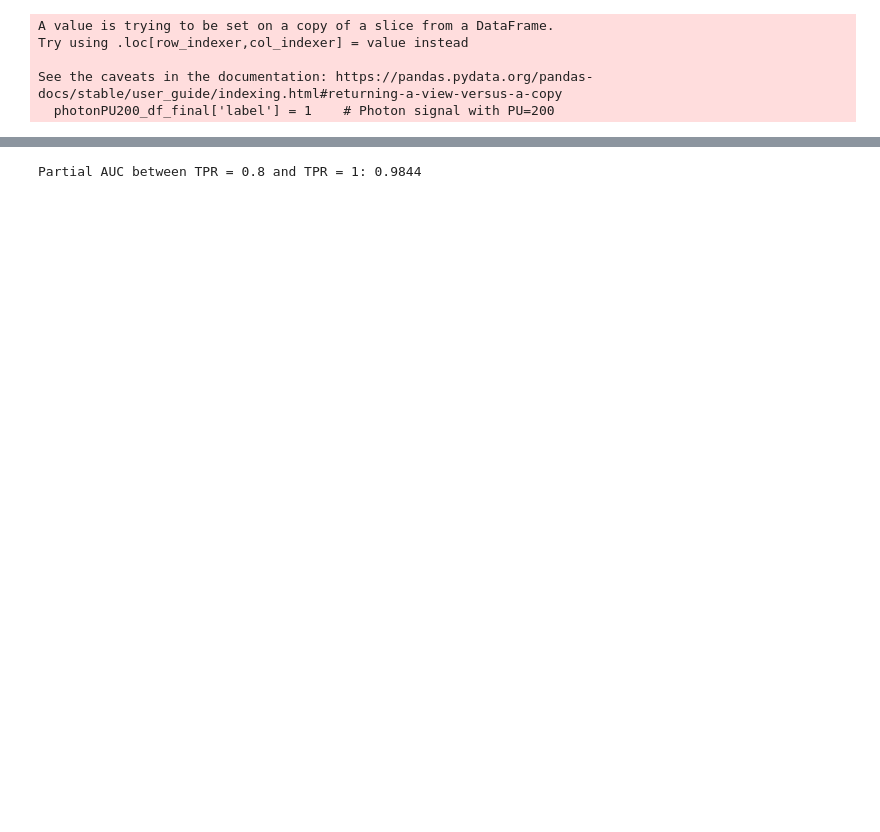
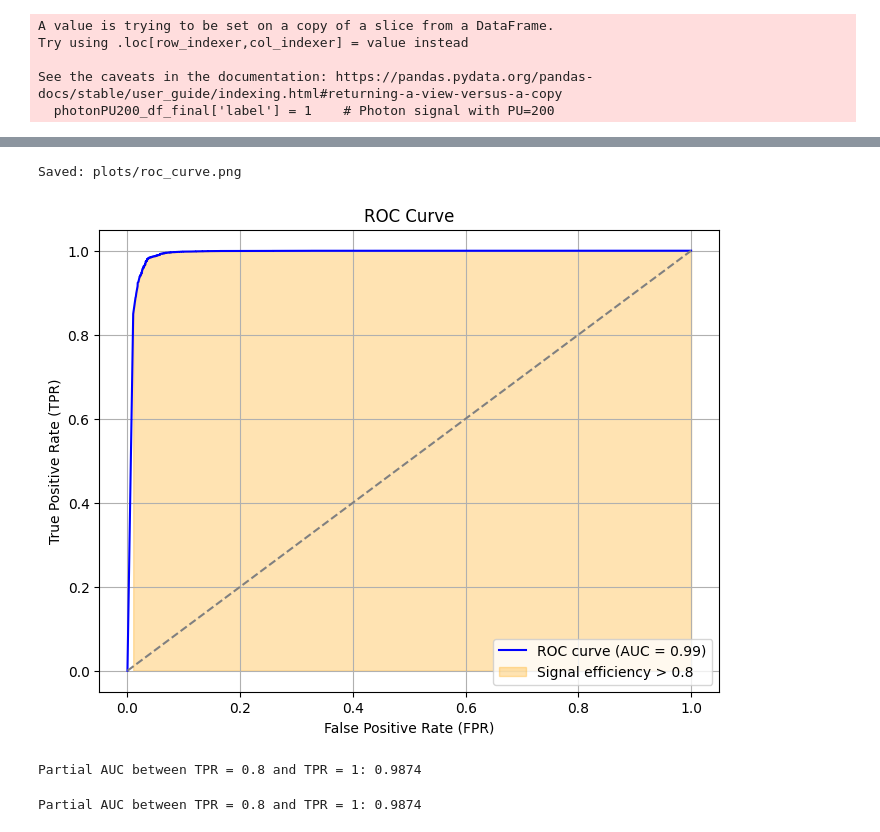
Before and after one commit to tdebnath16/shower_shape_studies, a Jupyter notebook: Quantisation.ipynb, the cells around one changed output, grey strips where cells are left out. Drawn from its saved outputs; the diff is of its cells as text; code cells hidden in the pictures; blank space fills up the shorter version.

```diff
--- a/Quantisation.ipynb
+++ b/Quantisation.ipynb
@@ -131,10 +126,14 @@ def plot_roc_curve(y_true, y_pred_probs, threshold):
     plt.plot([0, 1], [0, 1], linestyle='--', color='gray')  # Diagonal line (no discrimination)
     plt.xlabel('False Positive Rate (FPR)')
     plt.ylabel('True Positive Rate (TPR)')
-    plt.title('ROC Curve with Highlighted Region')
+    plt.title('ROC Curve')
     plt.legend(loc='lower right')
     plt.grid(True)
+    filename = os.path.join(plots_dir,f"roc_curve.png")
+    plt.savefig(filename, dpi=300)
+    print(f"Saved: {filename}")
     plt.show()
+    plt.close()
 # %%
 photonPU200_df = load_and_filter_hdf(photon_PU200_gen, photon_PU200_cl3d)
 # %%
@@ -169,8 +168,7 @@ columns_for_training = [
     'cl3d_srrtot', 'cl3d_srrmax', 'cl3d_srrmean', 'cl3d_varrr', 'cl3d_varzz',
     'cl3d_varee', 'cl3d_varpp', 'cl3d_emaxe', 'cl3d_meanz',
     'cl3d_layer10', 'cl3d_layer50', 'cl3d_layer90', 'cl3d_first1layers',
-    'cl3d_first3layers', 'cl3d_first5layers', 'cl3d_firstHcal1layers',
-    'cl3d_firstHcal3layers', 'cl3d_firstHcal5layers', 'cl3d_last1layers',
+    'cl3d_first3layers', 'cl3d_first5layers', 'cl3d_last1layers',
     'cl3d_last3layers', 'cl3d_last5layers', 'cl3d_emax1layers', 'cl3d_emax3layers'
 ]
 # %%
@@ -222,0 +213,17 @@ plot_roc_curve(y_test, y_pred_probs, 0.8)
+# %%
+best_params = {
+    "objective": "binary:logistic",
+    "eval_metric": "auc",
+    "n_estimators": 100,
+    "max_depth": 4,
+    "learning_rate": 0.005,
+    "colsample_bytree": 0.8,
+    "subsample": 0.8,
+    "gamma": 4.9,
+    "reg_lambda": 1,
+    "reg_alpha": 0.7,
+    "n_jobs": 20
+}
+
+best_model = xgb.XGBClassifier(**best_params)
+best_model.fit(X_train, y_train)
@@ -223,6 +242,17 @@ plot_roc_curve(y_test, y_pred_probs, 0.8)
+# %%
+# --------------------- Evaluate Model ---------------------
+y_pred_probs = best_model.predict_proba(X_test)[:, 1]
+plot_roc_curve(y_test, y_pred_probs, 0.8)
+
+partial_auc = calculate_partial_auc(y_test, y_pred_probs, 0.8, 1.0)
+print(f"Partial AUC between TPR = 0.8 and TPR = 1: {partial_auc:.4f}")
+# %% [output]
+Saved: plots/roc_curve.png
+[figure, added]
+Partial AUC between TPR = 0.8 and TPR = 1: 0.9874
 # %%
 y_pred_probs = best_model.predict_proba(X_test)[:, 1]  # Assuming binary classification
 partial_auc = calculate_partial_auc(y_test, y_pred_probs, tpr_min=0.8, tpr_max=1.0)
 print(f"Partial AUC between TPR = 0.8 and TPR = 1: {partial_auc:.4f}")
 # %% [output]
-Partial AUC between TPR = 0.8 and TPR = 1: 0.9844
+Partial AUC between TPR = 0.8 and TPR = 1: 0.9874
```
Also changed, not shown: parts of 20 cells of this notebook, 2 other files.
